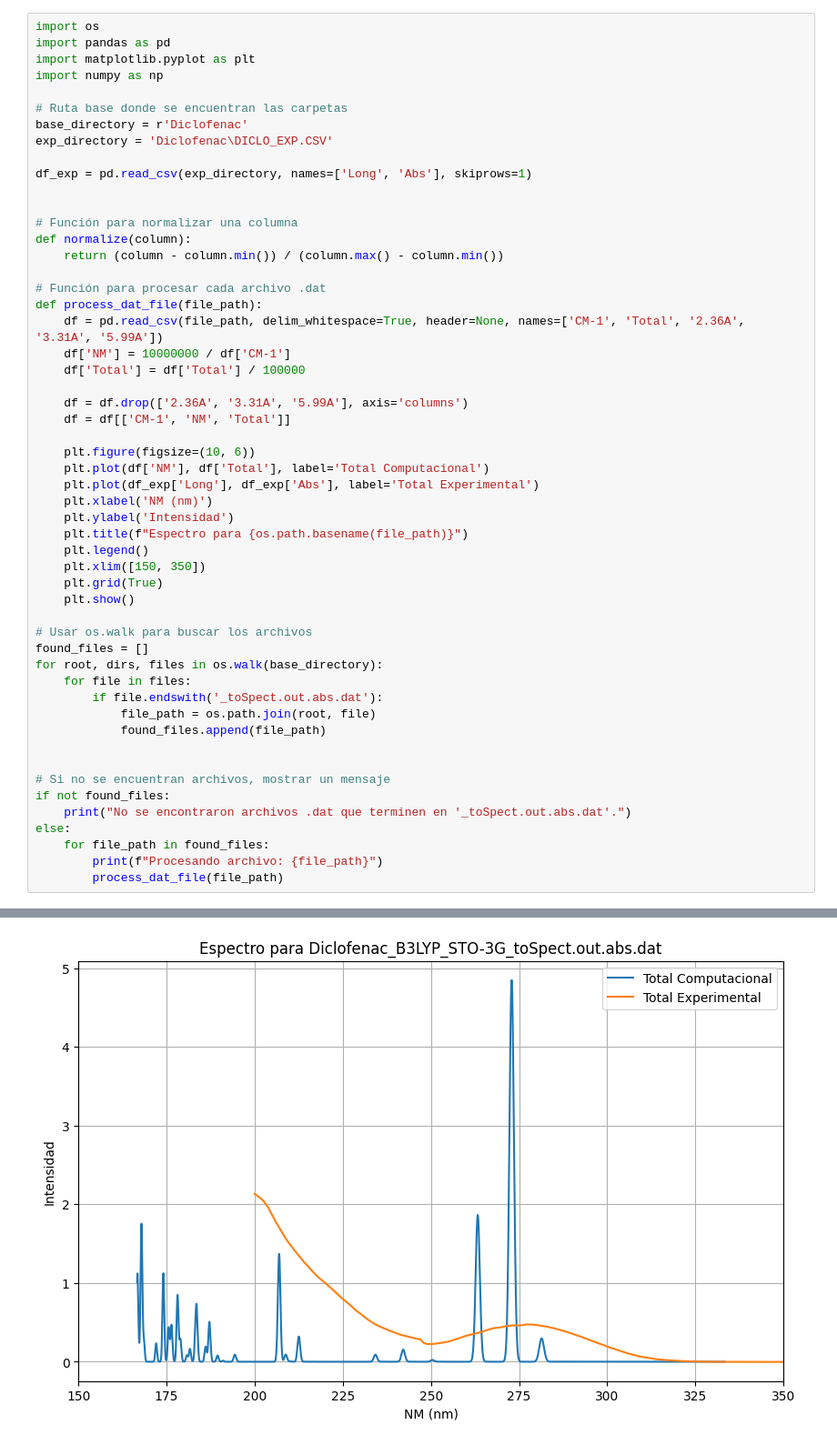
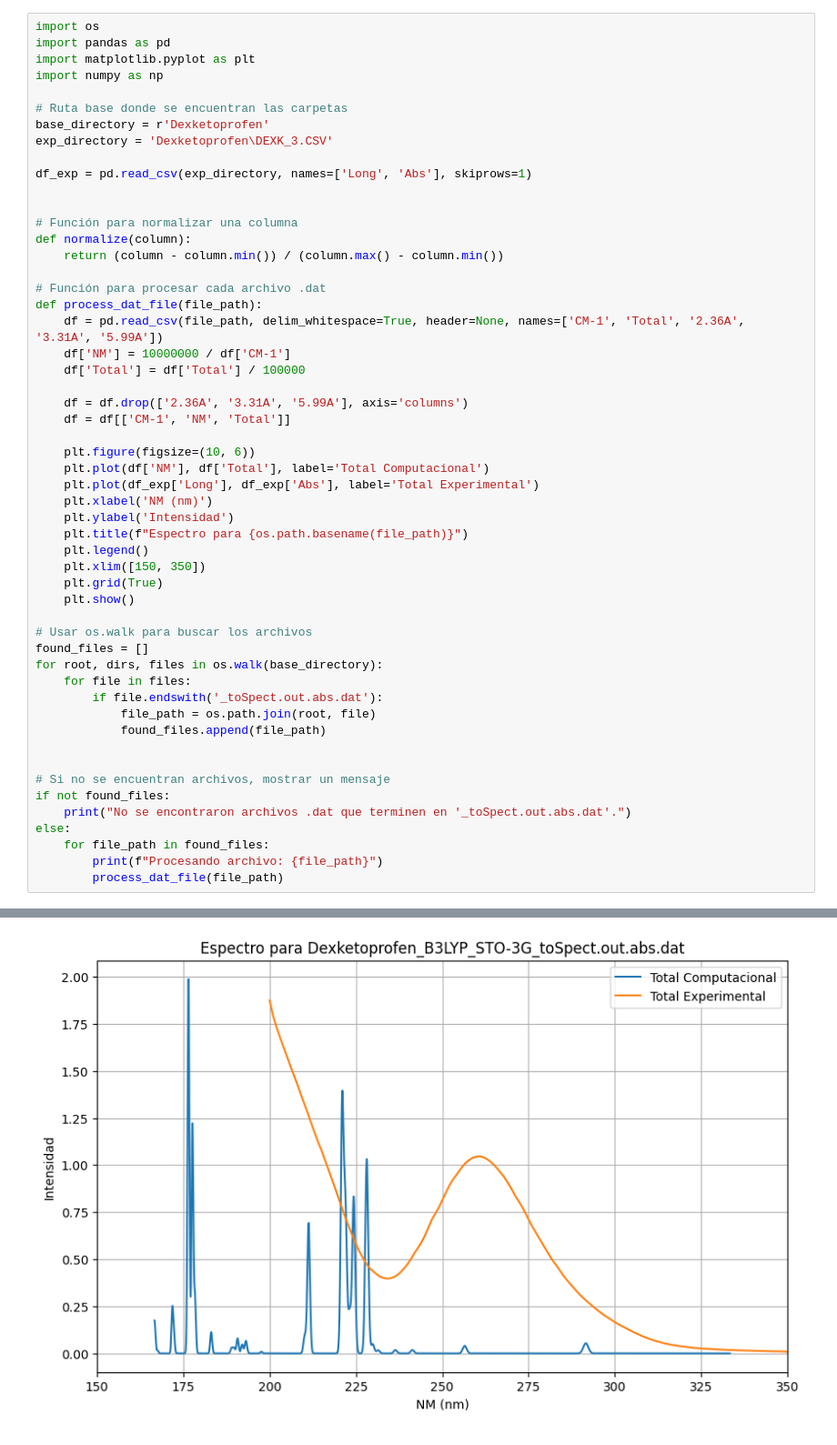
Before and after one commit to moraleseoscar/CMC-AntibioticsDockingAnalysis, a Jupyter notebook: Generate_graphs.ipynb, the cells around one changed output, grey strips where cells are left out. Shown: that part at 91% size. Saved outputs shown, nothing was run; the diff lists cells and outputs as text.

```diff
--- a/Generate_graphs.ipynb
+++ b/Generate_graphs.ipynb
@@ -5,8 +5,8 @@ import matplotlib.pyplot as plt
 import numpy as np
 
 # Ruta base donde se encuentran las carpetas
-base_directory = r'Diclofenac'
-exp_directory = 'Diclofenac\DICLO_EXP.CSV'
+base_directory = r'Dexketoprofen'
+exp_directory = 'Dexketoprofen\DEXK_3.CSV'
 
 df_exp = pd.read_csv(exp_directory, names=['Long', 'Abs'], skiprows=1)
 
@@ -60 +60 @@ Procesando archivo: Diclofenac\Diclofenac_B3LYP_STO-3G\Diclofenac_B3LYP_STO-3G_o
-[figure, old version]
+[figure, new version]
```
Also changed, not shown: parts of 1 cell of this notebook, 14 other files.
